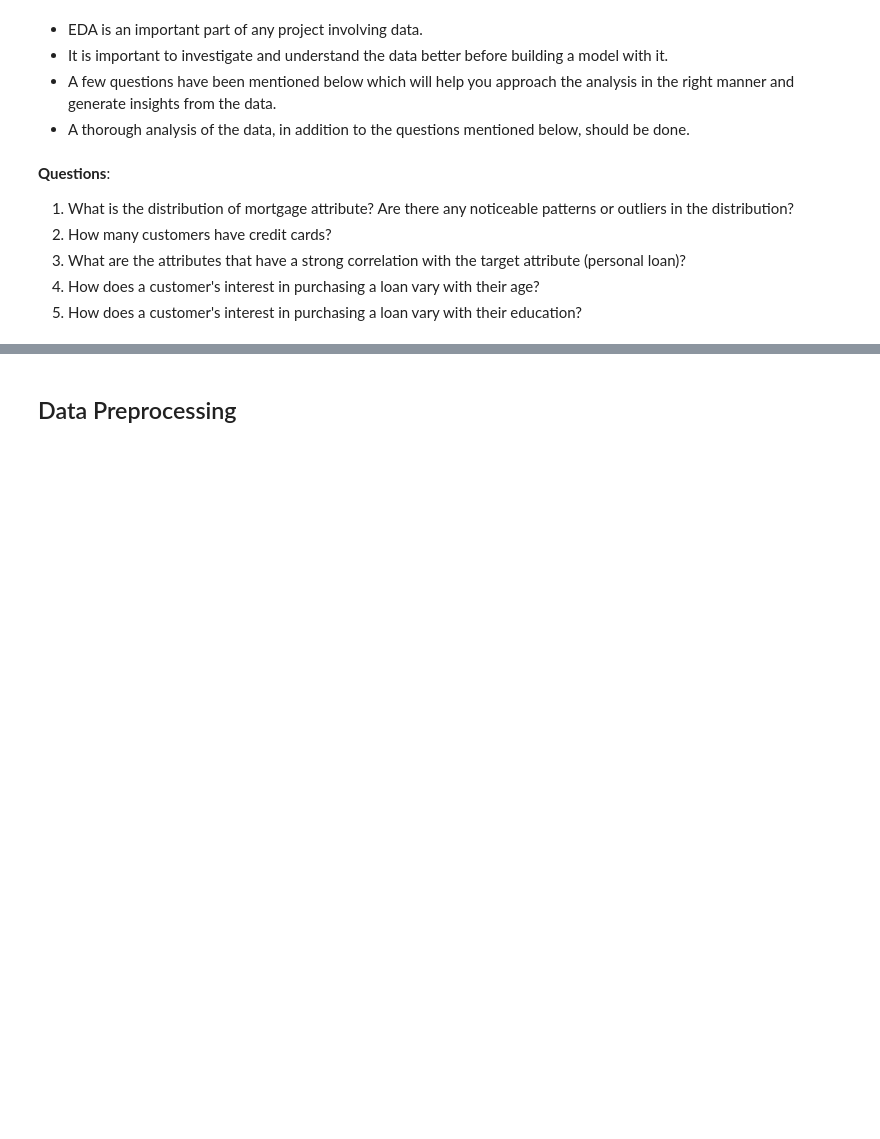
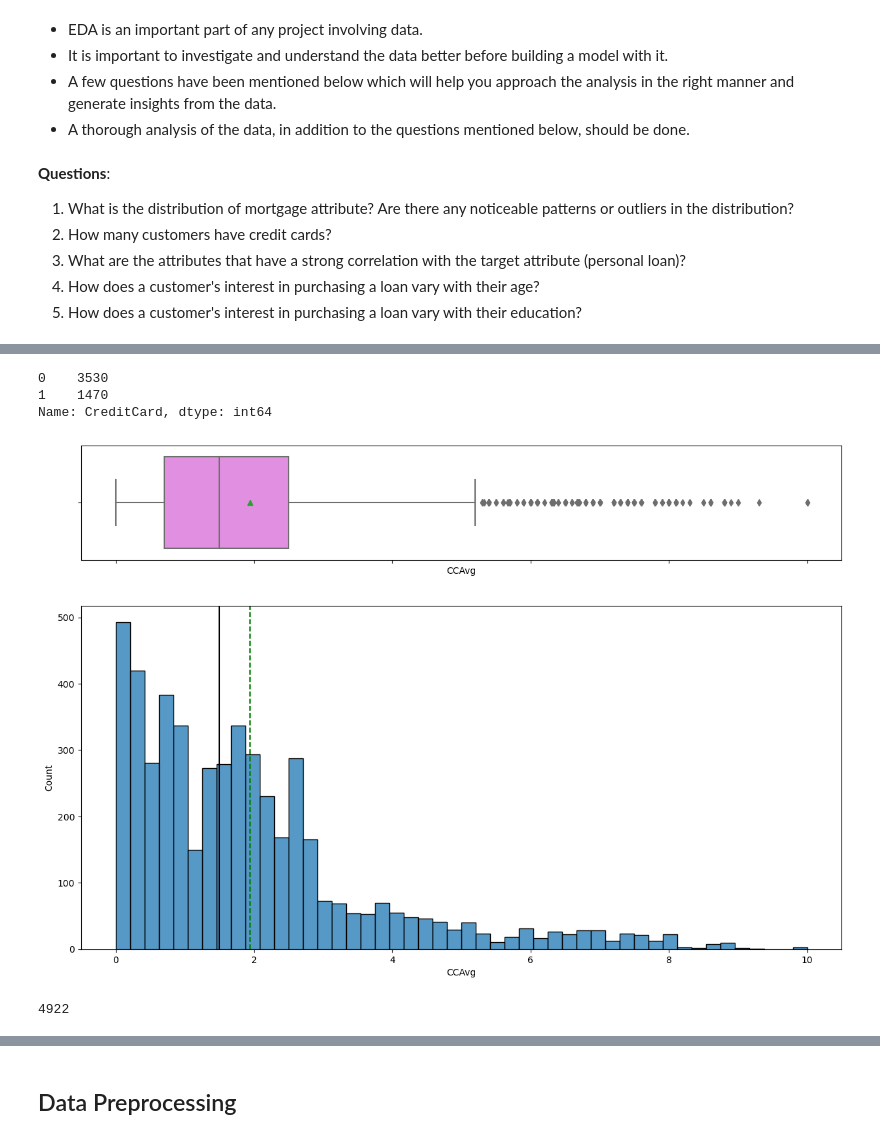
Before and after one commit to jsomerville/PGP-AI-ML-BA-UTA-JS, a Jupyter notebook: Project 2-ML-Decision Tree/ML_Full_Code_notebook.ipynb, the cells around one changed output, grey strips where cells are left out. Cells and saved outputs as stored; diff of their text form; code cells hidden in the pictures; blank space fills up the shorter version.

```diff
--- a/Project 2-ML-Decision Tree/ML_Full_Code_notebook.ipynb
+++ b/Project 2-ML-Decision Tree/ML_Full_Code_notebook.ipynb
@@ -119,0 +374,20 @@ df.head
+# %%
+'''Count where CreditCard is 1'''
+df["CreditCard"].value_counts()
+# %% [output]
+0    3530
+1    1470
+Name: CreditCard, dtype: int64
+# %%
+'''Create a histogram and boxplot for the "CCAvg" column of df'''
+histogram_boxplot(df, "CCAvg")
+# %% [output]
+[figure, added]
+# %%
+'''What is the count of df where "CCAvg" is greater than 0 or "CreditCard" is greater than 0?'''
+count_ccavg_or_creditcard_greater_than_zero = (
+    (df["CCAvg"] > 0) | (df["CreditCard"] > 0)
+).sum()
+count_ccavg_or_creditcard_greater_than_zero
+# %% [output]
+4922
```
Also changed, not shown: parts of 106 cells of this notebook.
